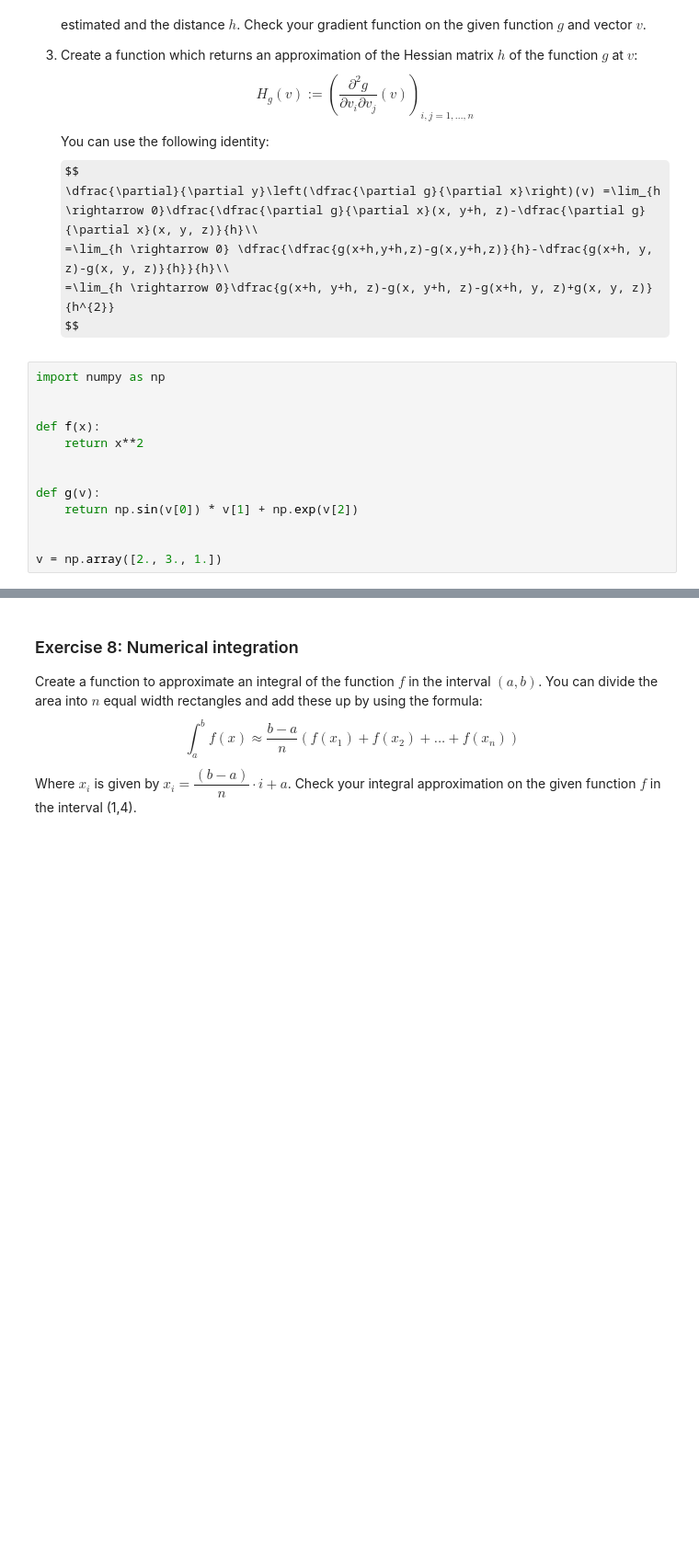
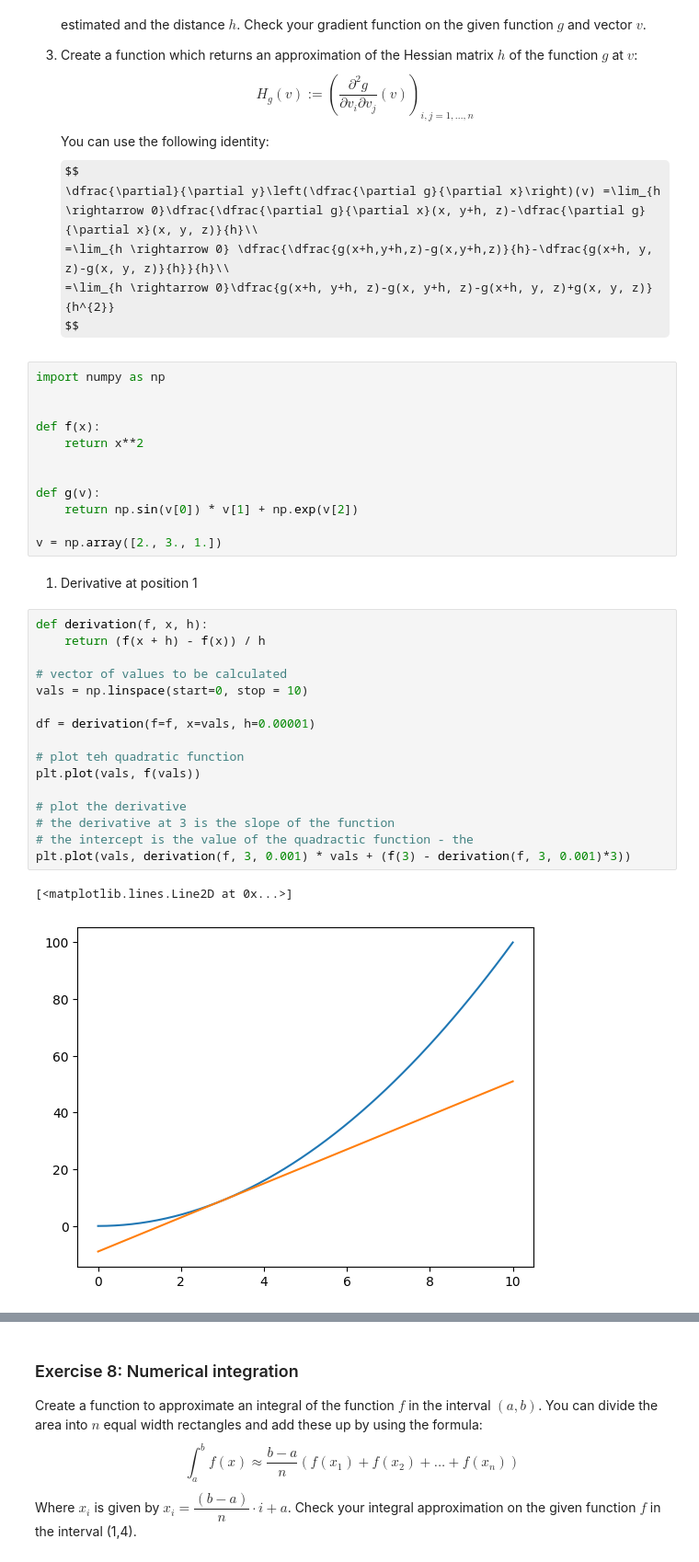
Before and after one commit to Paul-Jarschke/Python-for-Econometrics, a Jupyter notebook: pyecon_exercises/pyecon_ex_a.ipynb, the cells around one changed output, grey strips where cells are left out. Shown at 92% size. Cells and saved outputs as stored; diff of their text form; some formulas as TeX source; blank space fills up the shorter version.

```diff
--- a/pyecon_exercises/pyecon_ex_a.ipynb
+++ b/pyecon_exercises/pyecon_ex_a.ipynb
@@ -339,5 +385,25 @@ def f(x):
 def g(v):
     return np.sin(v[0]) * v[1] + np.exp(v[2])
 
-
 v = np.array([2., 3., 1.])
+# %% [markdown]
+1. Derivative at position 1
+# %%
+def derivation(f, x, h):
+    return (f(x + h) - f(x)) / h
+
+# vector of values to be calculated
+vals = np.linspace(start=0, stop = 10)
+
+df = derivation(f=f, x=vals, h=0.00001)
+
+# plot teh quadratic function
+plt.plot(vals, f(vals))
+
+# plot the derivative
+# the derivative at 3 is the slope of the function
+# the intercept is the value of the quadractic function - the
+plt.plot(vals, derivation(f, 3, 0.001) * vals + (f(3) - derivation(f, 3, 0.001)*3))
+# %% [output]
+[<matplotlib.lines.Line2D at 0x...>]
+[figure, added]
```
Also changed, not shown: parts of 9 cells of this notebook.
